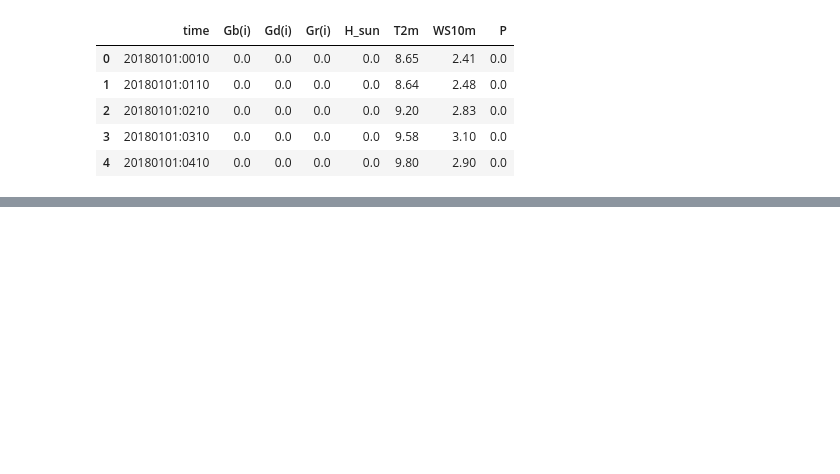
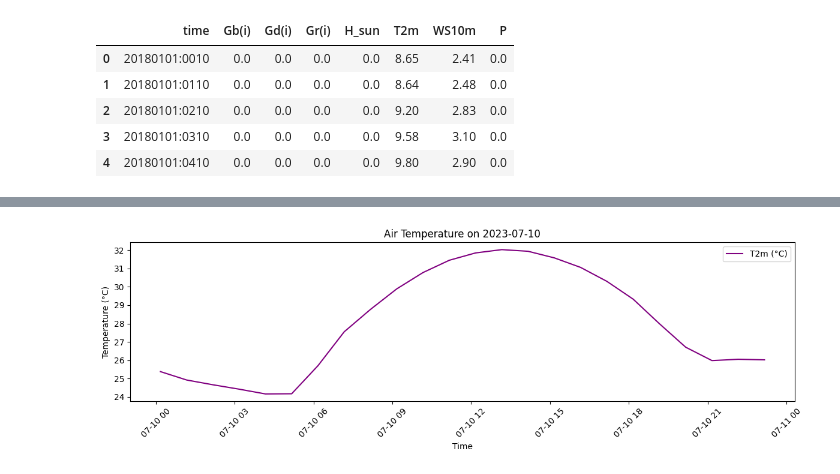
Before and after one commit to FilippoGambelli/ev-smart-charging, a Jupyter notebook: ML/radiotion_data.ipynb, the cells around one changed output, grey strips where cells are left out. Drawn from its saved outputs; the diff is of its cells as text; code cells hidden in the pictures; blank space fills up the shorter version.

```diff
--- a/ML/radiotion_data.ipynb
+++ b/ML/radiotion_data.ipynb
@@ -188,0 +104,15 @@ df_5s.to_csv("dataset/real-powerPV.csv", index=False, float_format="%.4f")
+# %%
+# Plot 3: T2m
+
+plt.figure(figsize=(12, 4))
+plt.plot(df_day['time'], df_day['T2m'], label="T2m (°C)", color='purple')
+
+plt.title("Air Temperature on 2023-07-10")
+plt.xlabel("Time")
+plt.ylabel("Temperature (°C)")
+plt.legend()
+plt.xticks(rotation=45)
+plt.tight_layout()
+plt.show()
+# %% [output]
+[figure, added]
```
Also changed, not shown: parts of 18 cells of this notebook, 11 other files.
